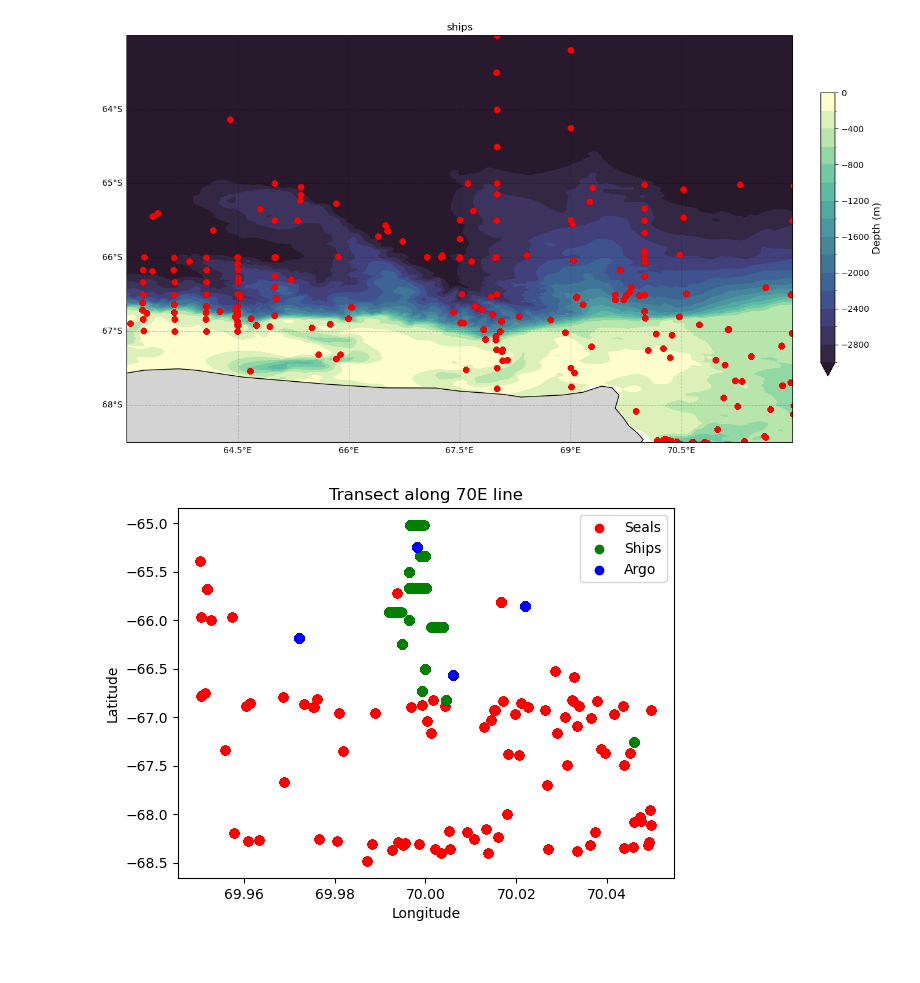
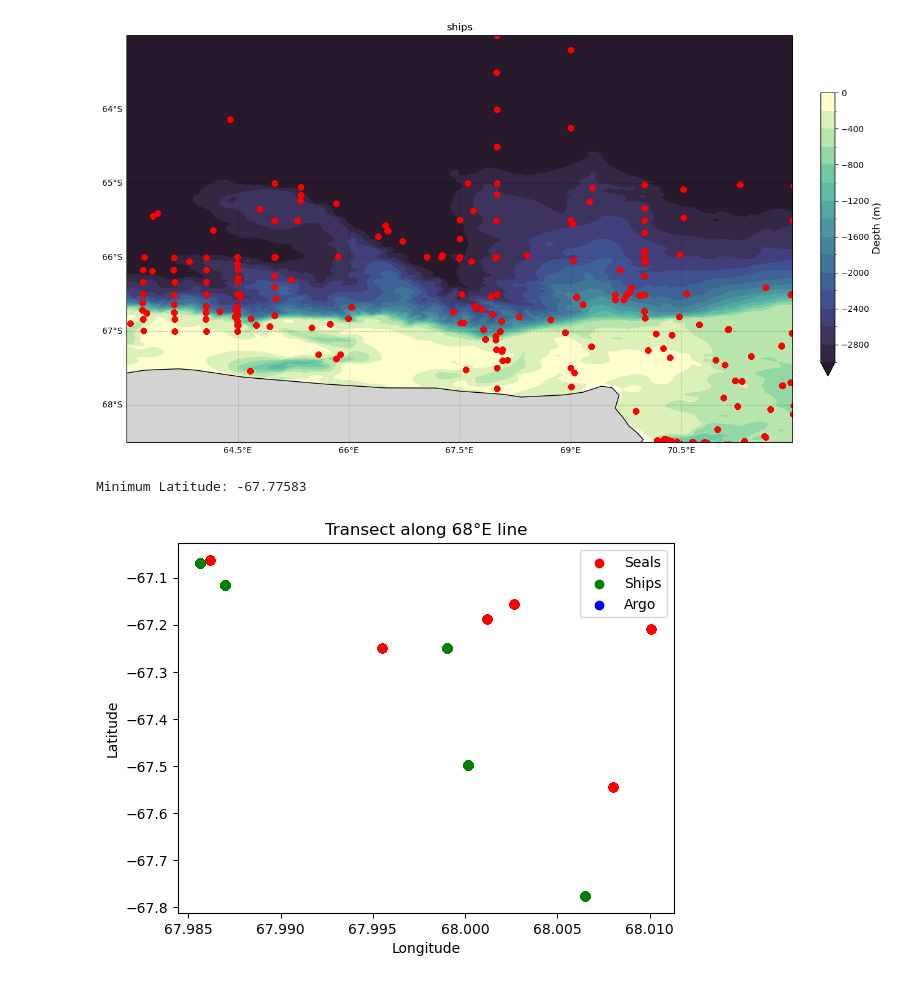
Before and after one commit to SiennaNeve/CDObs, a Jupyter notebook: Notebooks/find_transects.ipynb, the cells around one changed output. Saved outputs shown, nothing was run; the diff lists cells and outputs as text; code cells hidden in the pictures.

```diff
--- a/Notebooks/find_transects.ipynb
+++ b/Notebooks/find_transects.ipynb
@@ -358,3 +476,10 @@ plt.show()
 # %% [output]
 <Figure size 640x480 with 0 Axes>
 [figure]
+# %%
+# Assuming all_lat is already defined as a NumPy array
+minimum_latitude = np.min(all_lat)
+
+print("Minimum Latitude:", minimum_latitude)
+# %% [output]
+Minimum Latitude: -67.77583
@@ -361,34 +510,41 @@ plt.show()
 # %%
-import matplotlib.pyplot as plt
+# Create a boolean mask for points within the specified range
+in_range_seals = (seals_longitude >= min_longitude) & (seals_longitude <= max_longitude) & (seals_latitude <= max_latitude) & ((seals_time < min_time) | (seals_time > max_time))
+in_range_ships = (ships_longitude >= min_longitude) & (ships_longitude <= max_longitude) & (ships_latitude <= max_latitude) & ((ships_time < min_time) | (ships_time > max_time))
+in_range_argo = (argo_longitude >= min_longitude) & (argo_longitude <= max_longitude) & (argo_latitude <= max_latitude) & ((argo_time < min_time) | (argo_time > max_time))
 
-# Define the range for the transect along 70E line
-min_longitude = 69.95
-max_longitude = 70.05
+#68 cast
+in_range_seals = (seals_longitude >= min_longitude) & (seals_longitude <= max_longitude) & (seals_latitude <= max_latitude) & ((seals_time < min_time) | (seals_time > max_time))
+in_range_ships = (ships_longitude >= min_longitude) & (ships_longitude <= max_longitude) & (ships_latitude <= max_latitude) & ((ships_time < min_time) | (ships_time > max_time))
+in_range_argo = (argo_longitude >= min_longitude) & (argo_longitude <= max_longitude) & (argo_latitude <= max_latitude) & ((argo_time < min_time) | (argo_time > max_time))
 
-# Create a boolean mask for points within the specified range
-in_range_seals = (seals_longitude >= min_longitude) & (seals_longitude <= max_longitude)
-in_range_ships = (ships_longitude >= min_longitude) & (ships_longitude <= max_longitude)
-in_range_argo = (argo_longitude >= min_longitude) & (argo_longitude <= max_longitude)
+
+# Create a boolean mask for points within the specified range without tiime range limit
+# in_range_seals = (seals_longitude >= min_longitude) & (seals_longitude <= max_longitude) & (seals_latitude <= max_latitude)
+# in_range_ships = (ships_longitude >= min_longitude) & (ships_longitude <= max_longitude) & (ships_latitude <= max_latitude)
+# in_range_argo = (argo_longitude >= min_longitude) & (argo_longitude <= max_longitude) & (argo_latitude <= max_latitude)
+
+
 
 # Plot seals data in red
 plt.scatter(seals_longitude[in_range_seals], seals_latitude[in_range_seals], color='red', label='Seals')
 
 # Plot ships data in green
 plt.scatter(ships_longitude[in_range_ships], ships_latitude[in_range_ships], color='green', label='Ships')
 
 # Plot argo data in blue
 plt.scatter(argo_longitude[in_range_argo], argo_latitude[in_range_argo], color='blue', label='Argo')
 
 # Set labels and title
 plt.xlabel('Longitude')
 plt.ylabel('Latitude')
-plt.title('Transect along 70E line')
+plt.title(f'Transect along {longitude_line}°E line')
 plt.legend()
 
 # Show the plot
 plt.show()
 # %% [output]
-[figure, old version]
+[figure, new version]
 # %%
 #visualise where your data is
 
```
Also changed, not shown: parts of 30 cells of this notebook.
